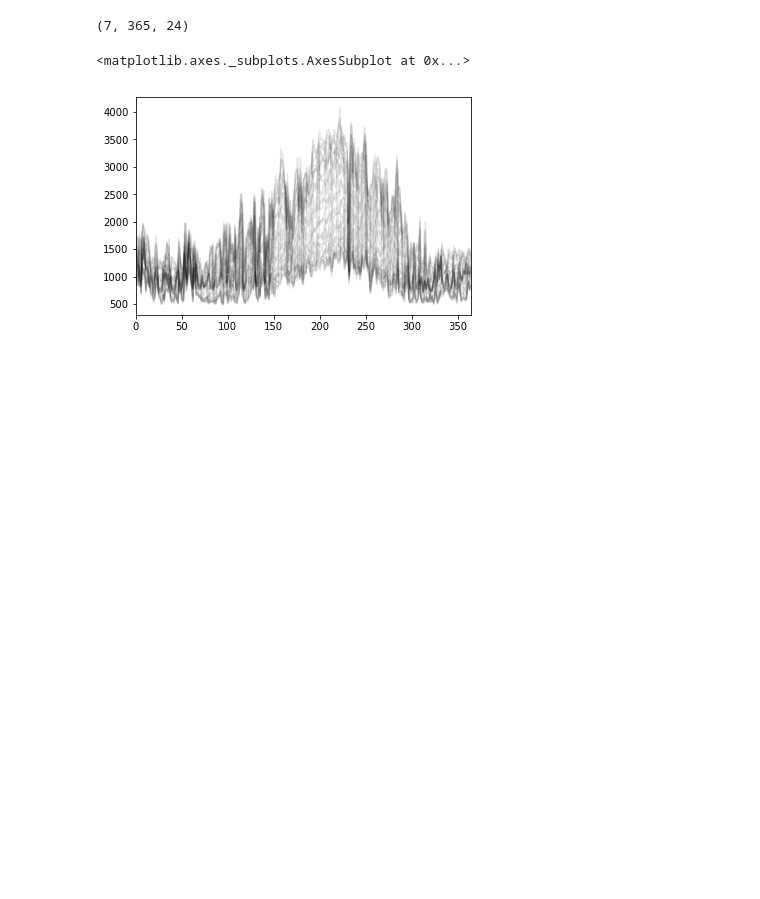
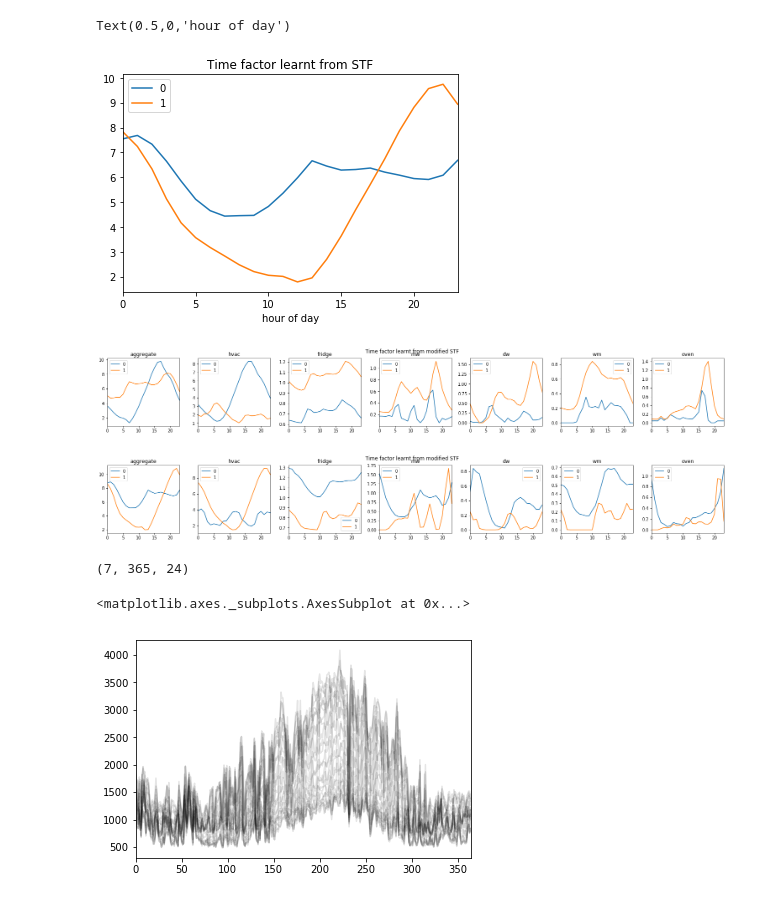
Before and after one commit to nipunbatra/freq-nilm, a Jupyter notebook: notebooks/analysis.ipynb, the cells around one changed output. Cells and saved outputs as stored; diff of their text form; code cells hidden in the pictures; blank space fills up the shorter version.

```diff
--- a/notebooks/analysis.ipynb
+++ b/notebooks/analysis.ipynb
@@ -23,3 +34,28 @@ home, appliance, day, hour = stf_4dim(tensor=tensor[:20, :, :, :], r=2, num_iter
+# %%
+pd.DataFrame(hour).plot()
+plt.title("Time factor learnt from STF")
+plt.xlabel("hour of day")
+# %% [output]
+Text(0.5,0,'hour of day')
+[figure, added]
+# %%
+fig, ax = plt.subplots(ncols=7, figsize=(21, 3))
+APPLIANCES_ORDER = ['aggregate', 'hvac', 'fridge', 'mw', 'dw', 'wm', 'oven']
+for i, appliance in enumerate(APPLIANCES_ORDER):
+    pd.DataFrame(hour_appliance[i]).plot(title=appliance, ax=ax[i])
+plt.suptitle("Time factor learnt from modified STF")
+plt.tight_layout()
+# %% [output]
+[figure, added]
+# %%
+fig, ax = plt.subplots(ncols=7, figsize=(21, 3))
+APPLIANCES_ORDER = ['aggregate', 'hvac', 'fridge', 'mw', 'dw', 'wm', 'oven']
+for i, appliance in enumerate(APPLIANCES_ORDER):
+    pd.DataFrame(hour_appliance[i]).plot(title=appliance, ax=ax[i])
+plt.suptitle("Time factor learnt from modified STF")
+plt.tight_layout()
+# %% [output]
+[figure, added]
 # %%
 np.nanmean(tensor, axis=0)[:, :, :].shape
 # %% [output]
```
Also changed, not shown: parts of 5 cells of this notebook, 6 other files.
